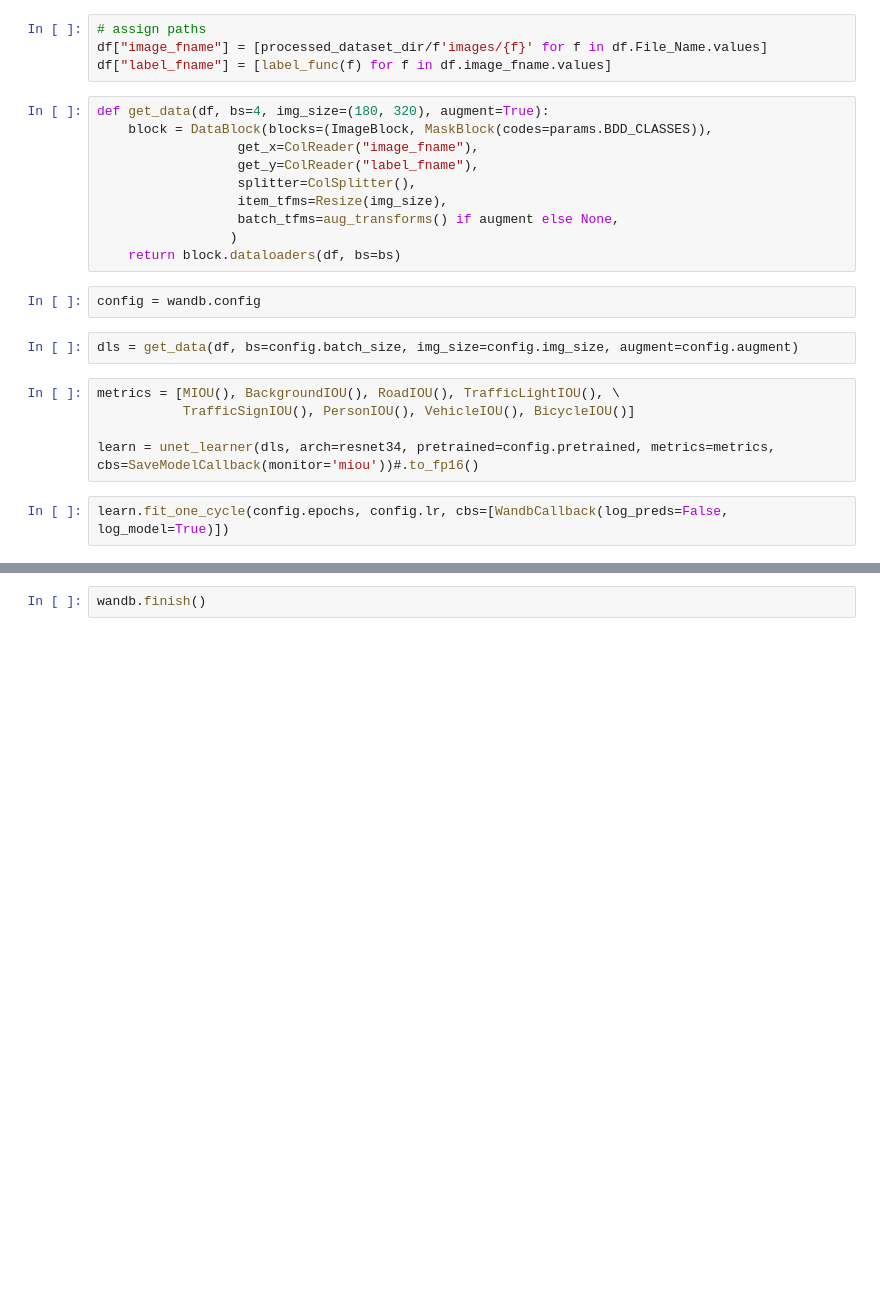
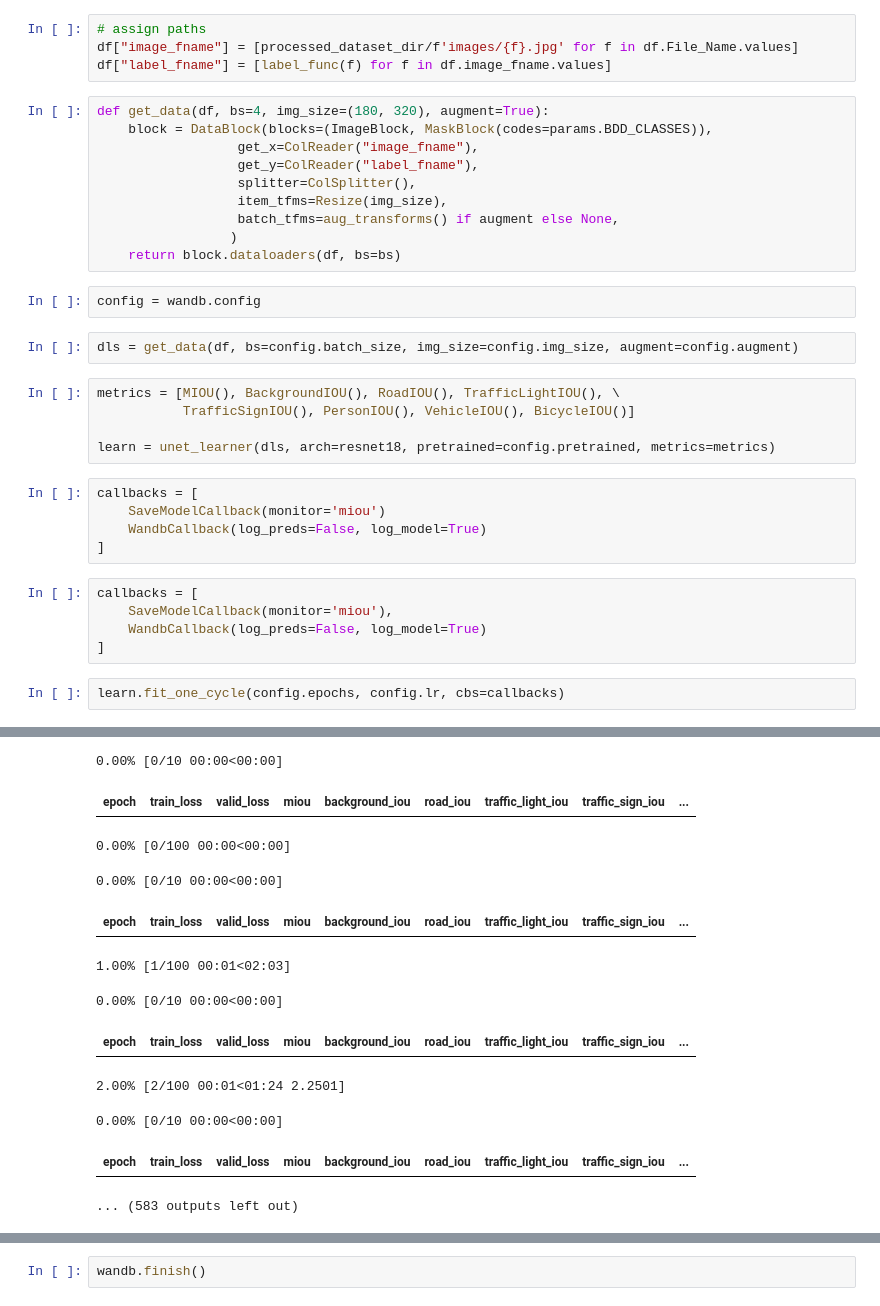
Before and after one commit to wandb/edu, a Jupyter notebook: mlops-001/lesson1/03_Baseline.ipynb, the cells around one changed output, grey strips where cells are left out. Drawn from its saved outputs; the diff is of its cells as text; blank space fills up the shorter version.

```diff
--- a/mlops-001/lesson1/03_Baseline.ipynb
+++ b/mlops-001/lesson1/03_Baseline.ipynb
@@ -33,7 +37,7 @@ def label_func(fname):
     return (fname.parent.parent/"labels")/f"{fname.stem}_mask.png"
 # %%
 # assign paths
-df["image_fname"] = [processed_dataset_dir/f'images/{f}' for f in df.File_Name.values]
+df["image_fname"] = [processed_dataset_dir/f'images/{f}.jpg' for f in df.File_Name.values]
 df["label_fname"] = [label_func(f) for f in df.image_fname.values]
 # %%
 def get_data(df, bs=4, img_size=(180, 320), augment=True):
@@ -53,6 +57,17 @@ dls = get_data(df, bs=config.batch_size, img_size=config.img_size, augment=confi
 metrics = [MIOU(), BackgroundIOU(), RoadIOU(), TrafficLightIOU(), \
            TrafficSignIOU(), PersonIOU(), VehicleIOU(), BicycleIOU()]
 
-learn = unet_learner(dls, arch=resnet34, pretrained=config.pretrained, metrics=metrics, cbs=SaveModelCallback(monitor='miou'))#.to_fp16()
+learn = unet_learner(dls, arch=resnet18, pretrained=config.pretrained, metrics=metrics)
+# %%
+callbacks = [
+    SaveModelCallback(monitor='miou')
+    WandbCallback(log_preds=False, log_model=True)
+]
+# %%
+callbacks = [
+    SaveModelCallback(monitor='miou'),
+    WandbCallback(log_preds=False, log_model=True)
+]
 # %%
-learn.fit_one_cycle(config.epochs, config.lr, cbs=[WandbCallback(log_preds=False, log_model=True)])
+learn.fit_one_cycle(config.epochs, config.lr, cbs=callbacks)
+# %% [output]
@@ -59,3 +75,15 @@ learn.fit_one_cycle(config.epochs, config.lr, cbs=[WandbCallback(log_preds=False
+0.00% [0/10 00:00<00:00]
+| epoch | train_loss | valid_loss | miou | background_iou | road_iou | traffic_light_iou | traffic_sign_iou | ... |
+0.00% [0/100 00:00<00:00]
+0.00% [0/10 00:00<00:00]
+| epoch | train_loss | valid_loss | miou | background_iou | road_iou | traffic_light_iou | traffic_sign_iou | ... |
+1.00% [1/100 00:01<02:03]
+0.00% [0/10 00:00<00:00]
+| epoch | train_loss | valid_loss | miou | background_iou | road_iou | traffic_light_iou | traffic_sign_iou | ... |
+2.00% [2/100 00:01<01:24 2.2501]
+0.00% [0/10 00:00<00:00]
+| epoch | train_loss | valid_loss | miou | background_iou | road_iou | traffic_light_iou | traffic_sign_iou | ... |
+... (583 outputs left out)
 # %%
 samples, outputs, predictions = get_predictions(learn)
 table = create_iou_table(samples, outputs, predictions, params.BDD_CLASSES)
```
Also changed, not shown: parts of 4 cells of this notebook.
